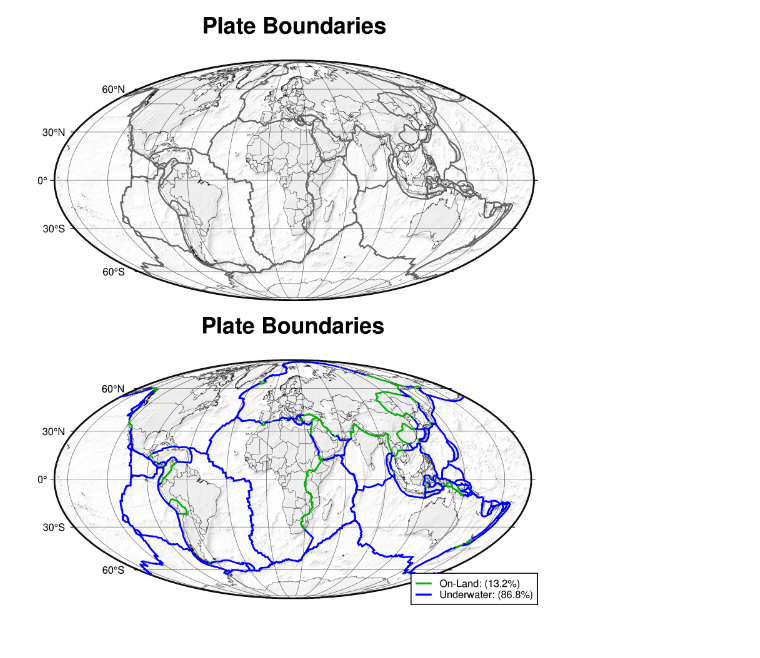
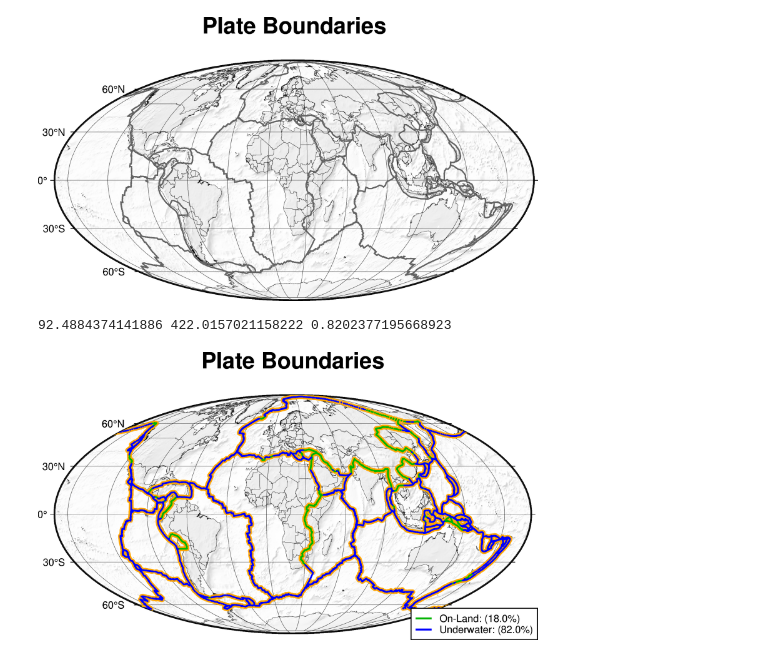
Before and after one commit to avnewman/pyGMT-Tutorial, a Jupyter notebook: PlatesBoundariesLandWater.ipynb, the cells around one changed output. Saved outputs shown, nothing was run; the diff lists cells and outputs as text; code cells hidden in the pictures.

```diff
--- a/PlatesBoundariesLandWater.ipynb
+++ b/PlatesBoundariesLandWater.ipynb
@@ -76,23 +76,61 @@ fracland=nland/(nsea+nland)*100
+# %%
+import  pyproj
+dland=0; dsea=0
+dmax=100 # km
+npts=len(platedf.index)
+platedf=platedf.assign(Length=0)
+platedf=platedf.assign(LengthUsed='')
+
+
+geod = pyproj.Geod(ellps='WGS84')
+for i, row in platedf.iterrows():
+    if i < npts-1: # don't iterate on last point since we're doing lengths between points
+        az, baz, dist = geod.inv(  # distance is in meters
+             platedf.Long[i],platedf.Lat[i],
+             platedf.Long[i+1],platedf.Lat[i+1])
+        dist=dist/1e3 # convert to km
+        platedf.at[i,"Length"]=dist
+        if dist < dmax:  # only if less than threshold (avoid jumping boundaries)
+            platedf.at[i,"LengthUsed"]=True
+            if platedf.IsLand[i]:
+                dland=dland+dist
+            else:
+                dsea=dsea+dist
+        else:
+            platedf.at[i,"LengthUsed"]=False
+
+
+print(dland/1e3,dsea/1e3,dsea/(dland+dsea))
+fracSeaByLength=dsea/(dsea+dland)*100
+fracLandByLength=dland/(dsea+dland)*100
+# %% [output]
+92.4884374141886 422.0157021158222 0.8202377195668923
 # %%
 sz=0.05
 dgreen='0/180/0'
-fig1.plot(platedf[platedf['IsLand']==True],
+
+#fig1.plot(platedf[platedf['LengthUsed']==True].loc[:,['Long','Lat']],
+#          style='p'+str(sz*3)+'c', color='orange', transparency=50)
+
+
+fig1.plot(platedf[platedf['IsLand']==True].loc[:,['Long','Lat']],
           style='p'+str(sz)+'c', color=dgreen, transparency=0)
-fig1.plot(platedf[platedf['IsLand']==False],
+fig1.plot(platedf[platedf['IsLand']==False].loc[:,['Long','Lat']],
           style='p'+str(sz)+'c', color='blue', transparency=0)
+
 
 # lines just for legend (plotting under legend)
 fig1.plot(x=195,y=-70,pen='1.5p,'+dgreen,
-          label="On-Land: ("+"%.1f" % fracland +"\%)")
+          label="On-Land: ("+"%.1f" % fracLandByLength +"\%)")
 fig1.plot(x=195,y=-70,pen='1.5p,blue',
-          label="Underwater: ("+"%.1f" % fracsea +"\%)")
+          label="Underwater: ("+"%.1f" % fracSeaByLength +"\%)")
 
 fig1.legend(position='JBR+jBR+o-0.2c',
            box='+gwhite+p0.7p',
            )
 fig1.show()
 # %% [output]
-[figure, old version]
+[figure, new version]
 # %%
 fig1.savefig('UnderWater_PlateBoundaries.png',
             dpi=600,
```
Also changed, not shown: parts of 1 cell of this notebook, 5 other files.
